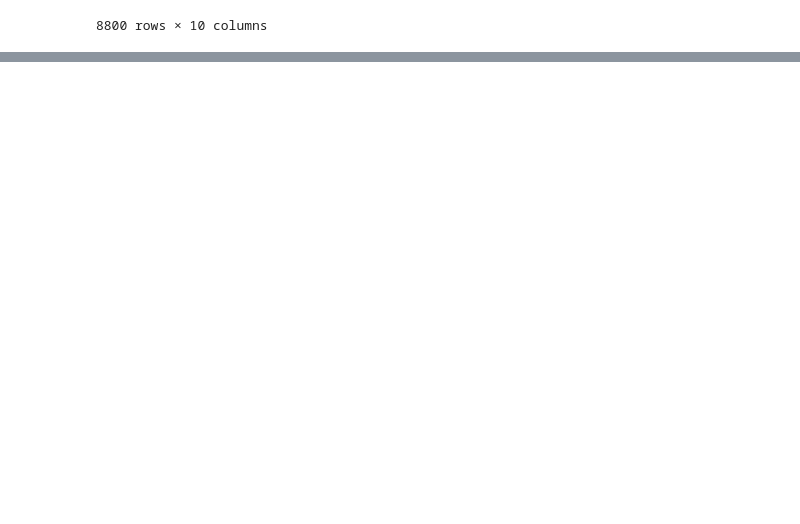
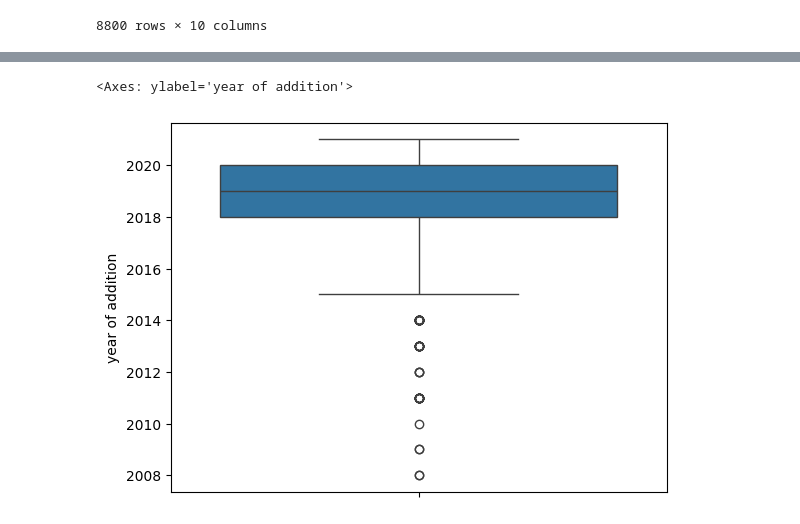
Before and after one commit to JuanPabloRamosCastrellon/Extracurricular-Projects, a Jupyter notebook: Netflix Titles ML Project.ipynb, the cells around one changed output, grey strips where cells are left out. Cells and saved outputs as stored; diff of their text form; code cells hidden in the pictures; blank space fills up the shorter version.

Commit message:
Exploratory Data Analysis
Exploratory Data Analysis (EDA) of dataset variables. Visualization, standardization, one-hot encoding, and feature engineering of variables.

```diff
--- a/Netflix Titles ML Project.ipynb
+++ b/Netflix Titles ML Project.ipynb
@@ -359,0 +364,4 @@ memory usage: 1014.3+ KB
+# %%
+# Rename columns
+df = df.rename(columns={'listed_in': 'genres', 'year_added': 'year of addition'})
+df
@@ -359,0 +427,8 @@ memory usage: 1014.3+ KB
+# %%
+# Most titles added in 2019, 2020, and 2018. Possible outliers in titles added from 2008-2013?
+
+# Box plot for year
+sns.boxplot(df['year of addition'])
+# %% [output]
+<Axes: ylabel='year of addition'>
+[figure, added]
```
Also changed, not shown: parts of 25 cells of this notebook.
